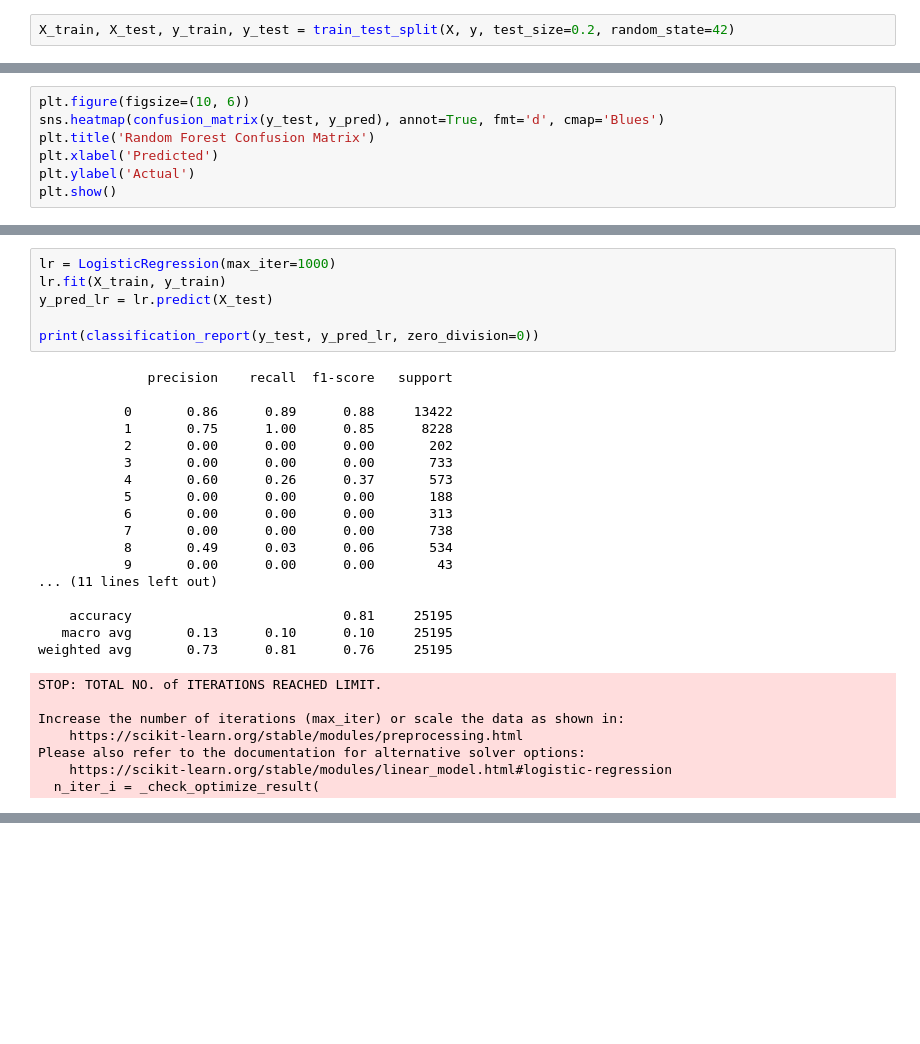
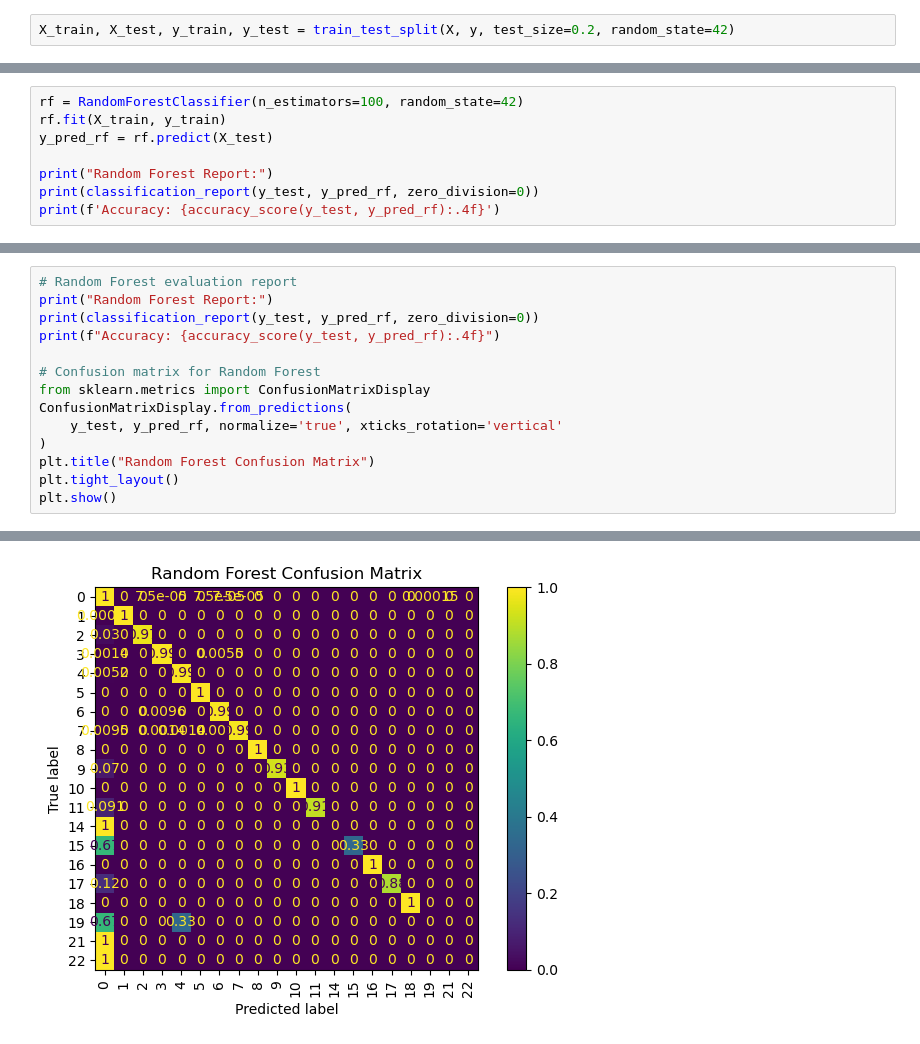
Before and after one commit to Abhranil2003/Threat-Detection-AI, a Jupyter notebook: notebooks/03_model_prototyping.ipynb, the cells around one changed output, grey strips where cells are left out. Cells and saved outputs as stored; diff of their text form; blank space fills up the shorter version.

```diff
--- a/notebooks/03_model_prototyping.ipynb
+++ b/notebooks/03_model_prototyping.ipynb
@@ -56,8 +35,9 @@ Accuracy: 0.9980
 # %%
-plt.figure(figsize=(10, 6))
-sns.heatmap(confusion_matrix(y_test, y_pred), annot=True, fmt='d', cmap='Blues')
-plt.title('Random Forest Confusion Matrix')
-plt.xlabel('Predicted')
-plt.ylabel('Actual')
-plt.show()
+rf = RandomForestClassifier(n_estimators=100, random_state=42)
+rf.fit(X_train, y_train)
+y_pred_rf = rf.predict(X_test)
+
+print("Random Forest Report:")
+print(classification_report(y_test, y_pred_rf, zero_division=0))
+print(f'Accuracy: {accuracy_score(y_test, y_pred_rf):.4f}')
 # %% [output]
@@ -65,31 +61,15 @@ plt.show()
-# %%
-lr = LogisticRegression(max_iter=1000)
-lr.fit(X_train, y_train)
-y_pred_lr = lr.predict(X_test)
-
-print(classification_report(y_test, y_pred_lr, zero_division=0))
-# %% [output]
-              precision    recall  f1-score   support
-
-           0       0.86      0.89      0.88     13422
-           1       0.75      1.00      0.85      8228
-           2       0.00      0.00      0.00       202
-           3       0.00      0.00      0.00       733
-           4       0.60      0.26      0.37       573
-           5       0.00      0.00      0.00       188
-           6       0.00      0.00      0.00       313
-           7       0.00      0.00      0.00       738
-           8       0.49      0.03      0.06       534
-           9       0.00      0.00      0.00        43
-... (11 lines left out)
-
-    accuracy                           0.81     25195
-   macro avg       0.13      0.10      0.10     25195
-weighted avg       0.73      0.81      0.76     25195
-STOP: TOTAL NO. of ITERATIONS REACHED LIMIT.
-
-Increase the number of iterations (max_iter) or scale the data as shown in:
-    https://scikit-learn.org/stable/modules/preprocessing.html
-Please also refer to the documentation for alternative solver options:
-    https://scikit-learn.org/stable/modules/linear_model.html#logistic-regression
-  n_iter_i = _check_optimize_result(
+# %%
+# Random Forest evaluation report
+print("Random Forest Report:")
+print(classification_report(y_test, y_pred_rf, zero_division=0))
+print(f"Accuracy: {accuracy_score(y_test, y_pred_rf):.4f}")
+
+# Confusion matrix for Random Forest
+from sklearn.metrics import ConfusionMatrixDisplay
+ConfusionMatrixDisplay.from_predictions(
+    y_test, y_pred_rf, normalize='true', xticks_rotation='vertical'
+)
+plt.title("Random Forest Confusion Matrix")
+plt.tight_layout()
+plt.show()
+# %% [output]
@@ -95,0 +93 @@ Please also refer to the documentation for alternative solver options:
+[figure, added]
```
Also changed, not shown: parts of 8 cells of this notebook.
